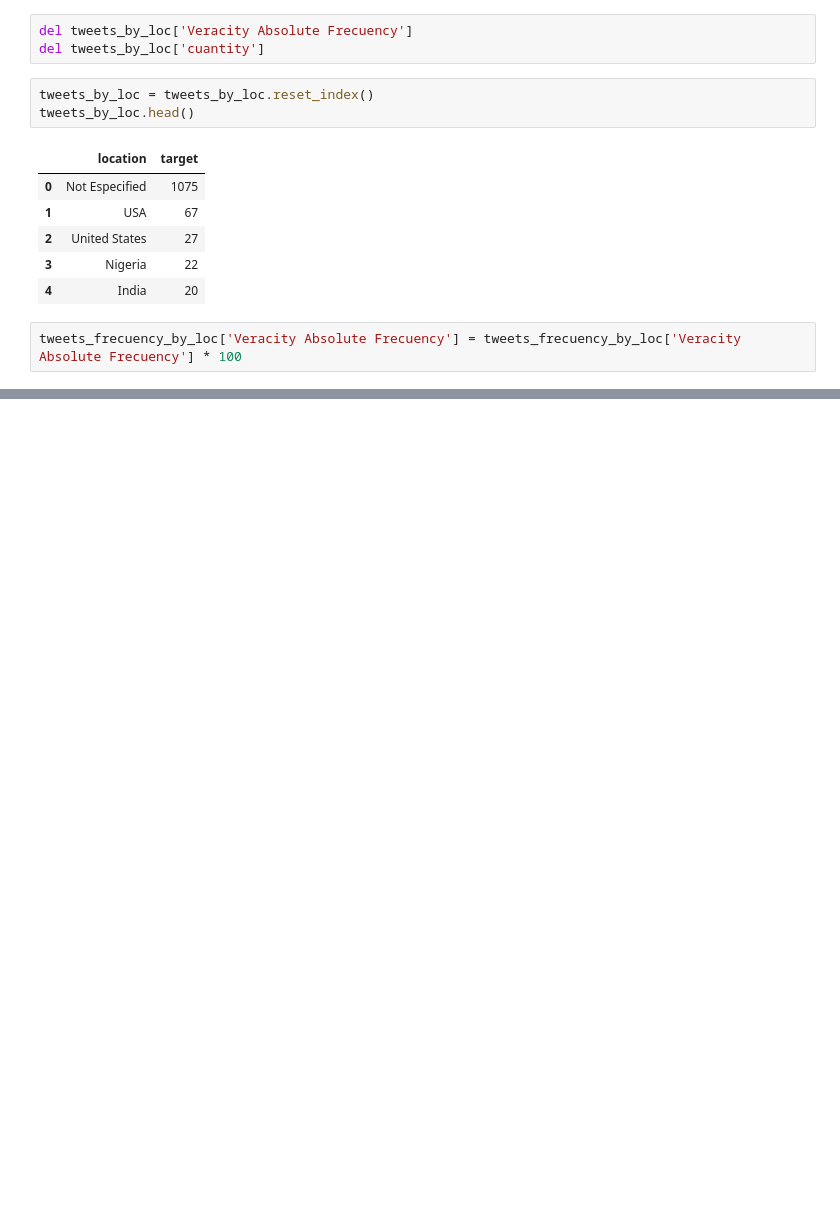
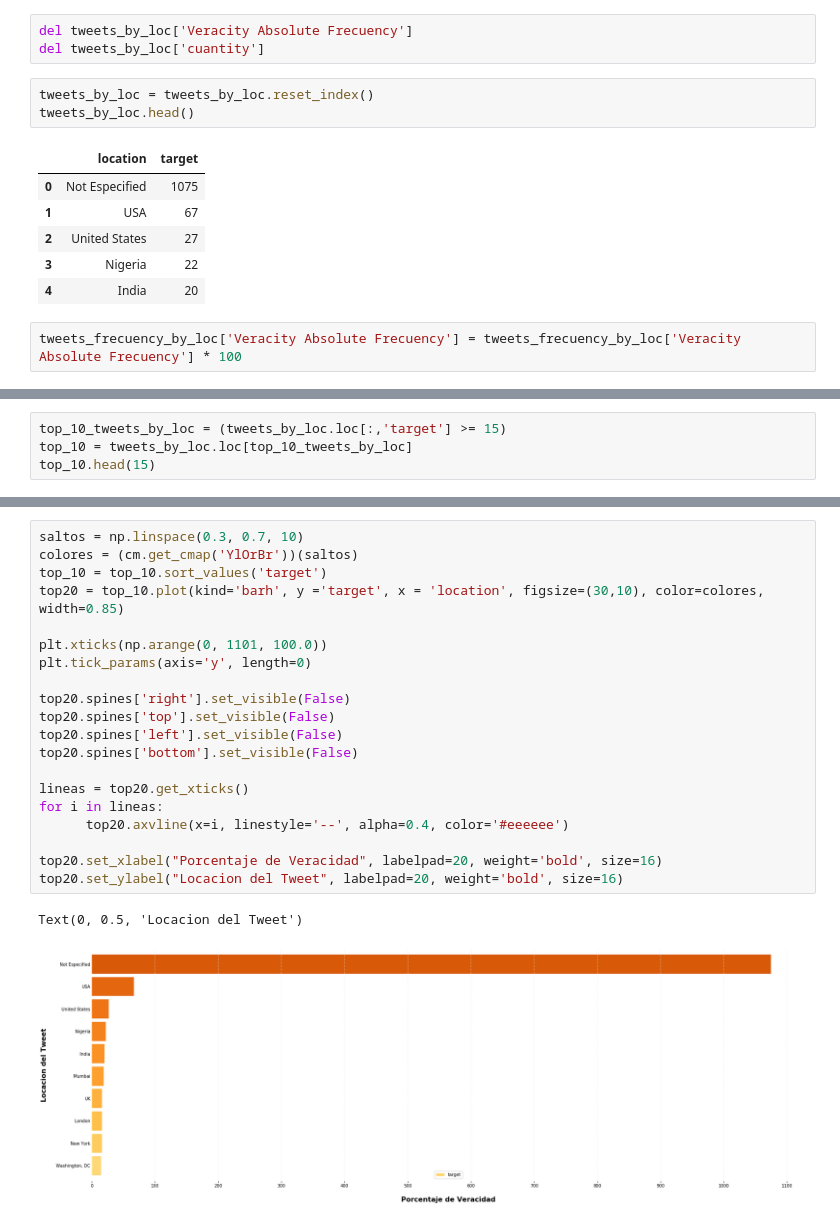
Before and after one commit to RiedelNicolas/TP1-Organizacion-de-Datos, a Jupyter notebook: Hugo.ipynb, the cells around one changed output, grey strips where cells are left out. Saved outputs shown, nothing was run; the diff lists cells and outputs as text; blank space fills up the shorter version.

```diff
--- a/Hugo.ipynb
+++ b/Hugo.ipynb
@@ -146,0 +161,4 @@ Text(0, 0.5, 'Locacion del Tweet')
+# %%
+top_10_tweets_by_loc = (tweets_by_loc.loc[:,'target'] >= 15)
+top_10 = tweets_by_loc.loc[top_10_tweets_by_loc]
+top_10.head(15)
@@ -146,0 +177,23 @@ Text(0, 0.5, 'Locacion del Tweet')
+# %%
+saltos = np.linspace(0.3, 0.7, 10)
+colores = (cm.get_cmap('YlOrBr'))(saltos)
+top_10 = top_10.sort_values('target')
+top20 = top_10.plot(kind='barh', y ='target', x = 'location', figsize=(30,10), color=colores, width=0.85)
+
+plt.xticks(np.arange(0, 1101, 100.0))
+plt.tick_params(axis='y', length=0)
+
+top20.spines['right'].set_visible(False)
+top20.spines['top'].set_visible(False)
+top20.spines['left'].set_visible(False)
+top20.spines['bottom'].set_visible(False)
+
+lineas = top20.get_xticks()
+for i in lineas:
+      top20.axvline(x=i, linestyle='--', alpha=0.4, color='#eeeeee')
+
+top20.set_xlabel("Porcentaje de Veracidad", labelpad=20, weight='bold', size=16)
+top20.set_ylabel("Locacion del Tweet", labelpad=20, weight='bold', size=16)
+# %% [output]
+Text(0, 0.5, 'Locacion del Tweet')
+[figure, added]
```
Also changed, not shown: parts of 5 cells of this notebook.
